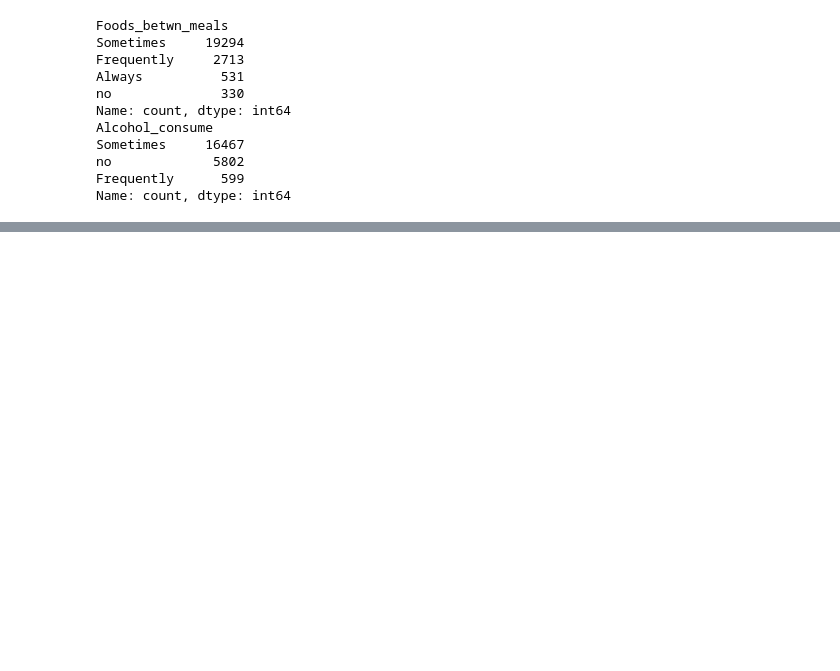
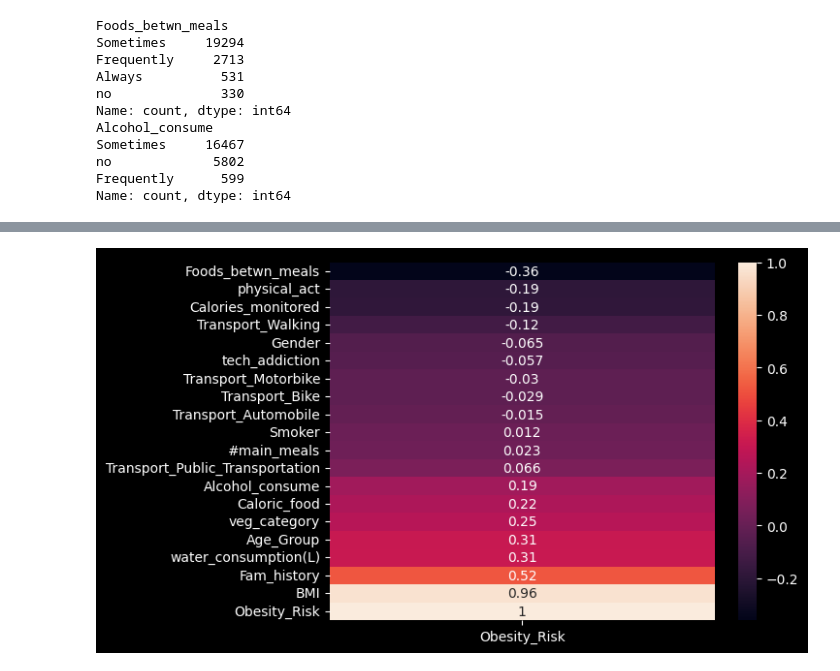
Before and after one commit to Tasfiq-K/obesity-risk-system, a Jupyter notebook: notebooks/preprocessing-obesity-risk-data.ipynb, the cells around one changed output, grey strips where cells are left out. Drawn from its saved outputs; the diff is of its cells as text; code cells hidden in the pictures; blank space fills up the shorter version.

```diff
--- a/notebooks/preprocessing-obesity-risk-data.ipynb
+++ b/notebooks/preprocessing-obesity-risk-data.ipynb
@@ -915,0 +976,2 @@ concat_df.sample(2)
+# %%
+new_df = concat_df.drop(['Age','Main_meals','Water_consume','Physical_activity','Tech_addict','Veg','Transport'],axis = 1,inplace = False)
@@ -915,0 +1004,8 @@ concat_df.sample(2)
+# %%
+plt.style.use("dark_background")
+corr = new_df.corr()[['Obesity_Risk']]
+corr = corr.sort_values(by='Obesity_Risk')
+sns.heatmap(corr, annot=True)
+plt.show()
+# %% [output]
+[figure, added]
```
Also changed, not shown: parts of 22 cells of this notebook.
